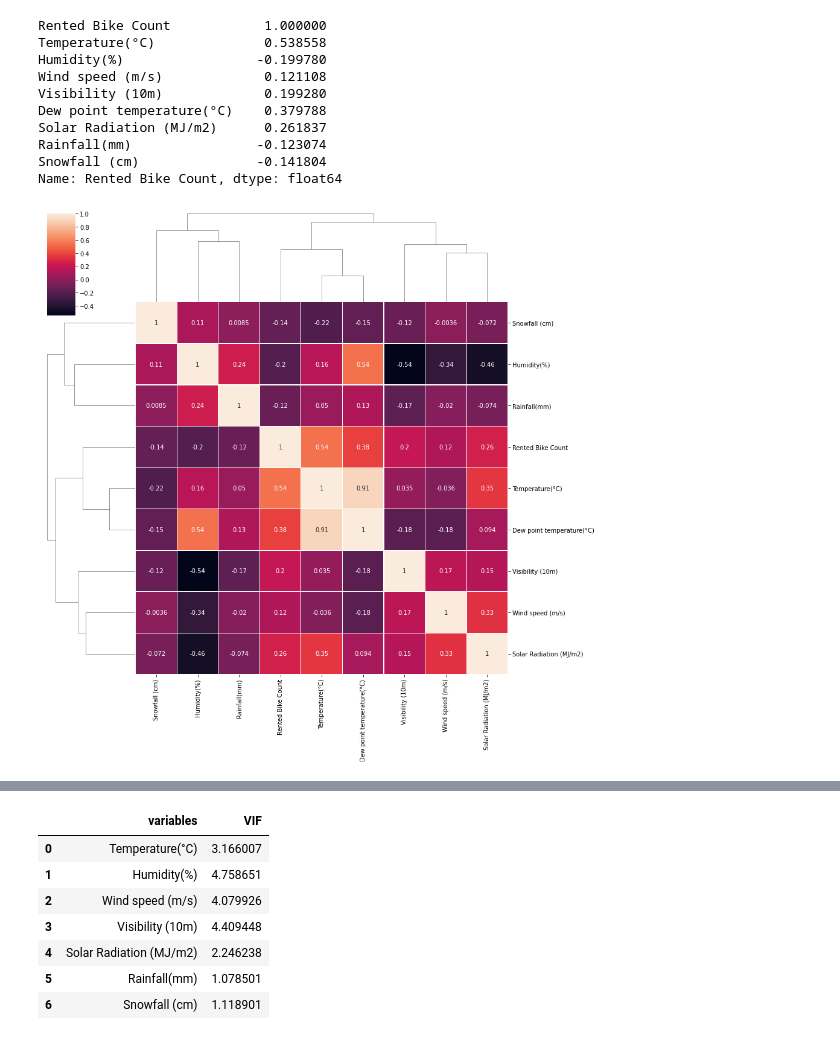
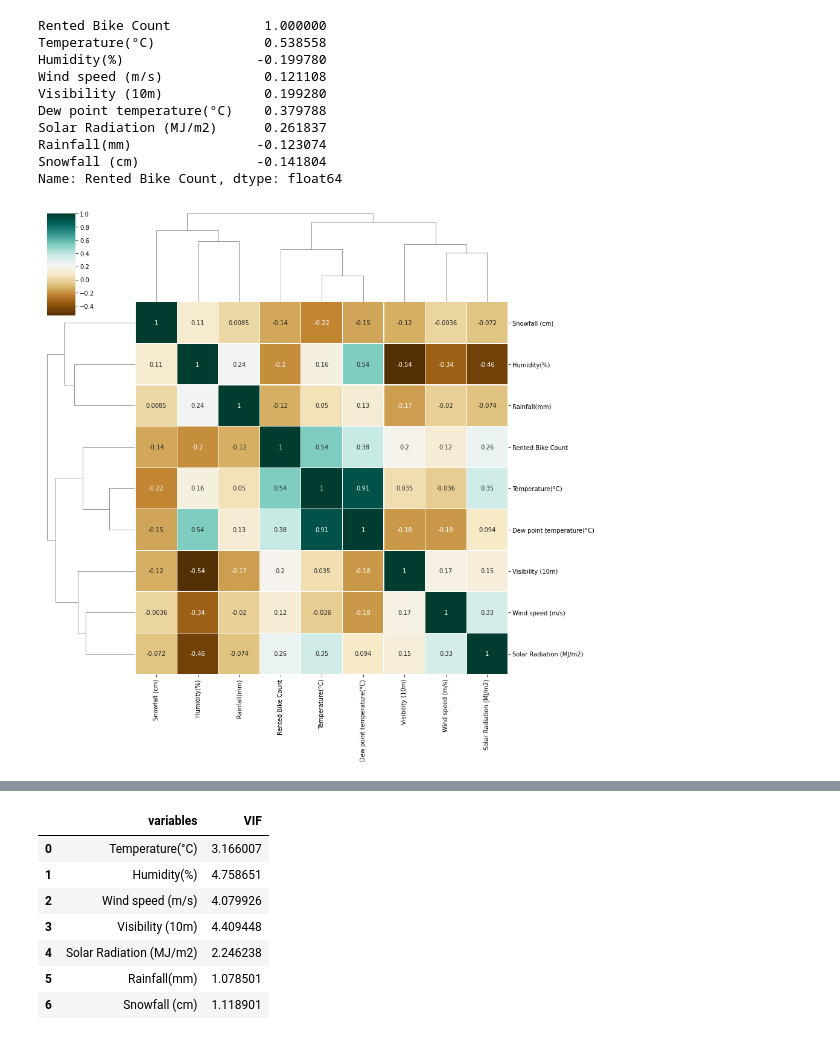
Before and after one commit to techsidh/seoul-bike-sharing-demand-prediction, a Jupyter notebook: Seoul_Bike_Sharing_Demand_Prediction.ipynb, the cells around one changed output, grey strips where cells are left out. Cells and saved outputs as stored; diff of their text form; code cells hidden in the pictures.

```diff
--- a/Seoul_Bike_Sharing_Demand_Prediction.ipynb
+++ b/Seoul_Bike_Sharing_Demand_Prediction.ipynb
@@ -50,5 +57,7 @@ from sklearn.ensemble import RandomForestRegressor
 # %%
-df = pd.read_csv('/content/drive/MyDrive/colab/EDA/SeoulBikeData.csv',encoding = 'latin')
+# Importing Dataset
+
+df = pd.read_csv('/content/drive/MyDrive/Capstone Project - Seoul Bike Sharing Demand Prediction/SeoulBikeData.csv',encoding = 'latin')
 # %%
 # Lets look at their shapes respectively.
 print(" Shape of the resources dataframe is: " , df.shape)
@@ -386,11 +496,11 @@ Name: Rented Bike Count, dtype: float64
 # %%
 #creating clustermap for better understanding of Multicollinearity among features
 
 cluster = df.corr()
 
-sns.clustermap(cluster,linewidths=0.1,figsize=(13,13),annot=True,linecolor='white');
+sns.clustermap(cluster ,cmap='BrBG',linewidths=0.1,figsize=(13,13),annot=True,linecolor='white');
 # %% [output]
-[figure, old version]
+[figure, new version]
 # %%
 # Creating heatmeat for highly correalted features
 
```
Also changed, not shown: parts of 53 cells of this notebook.
